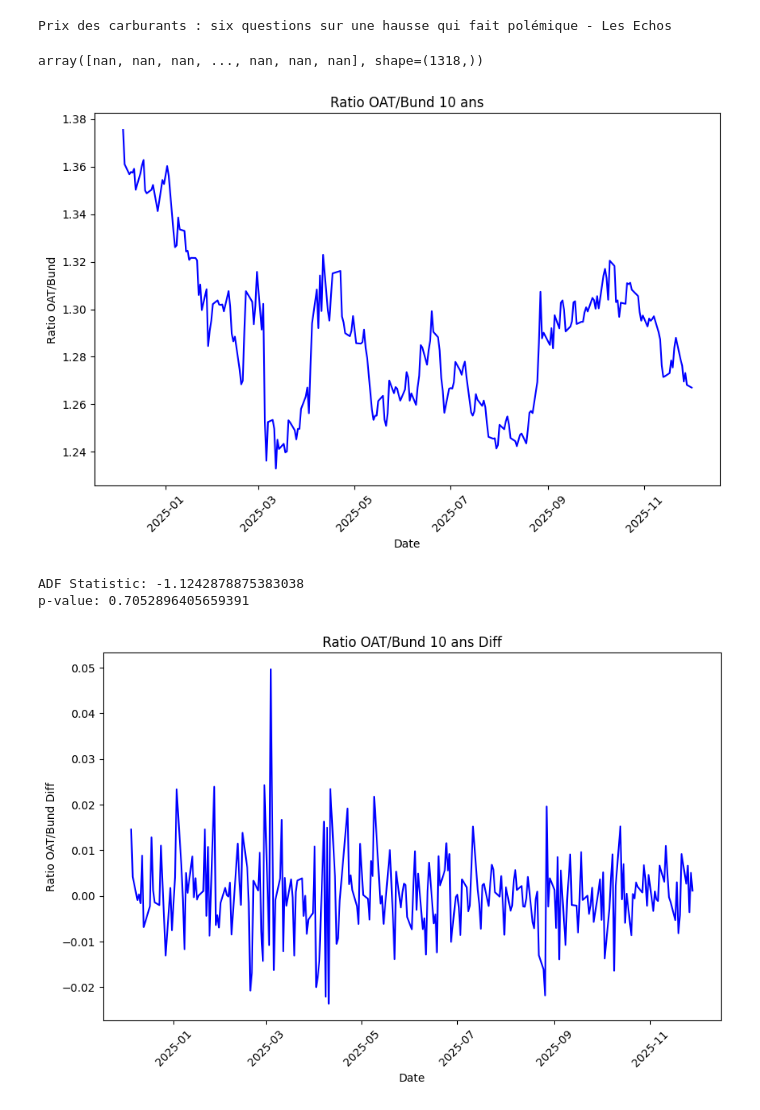
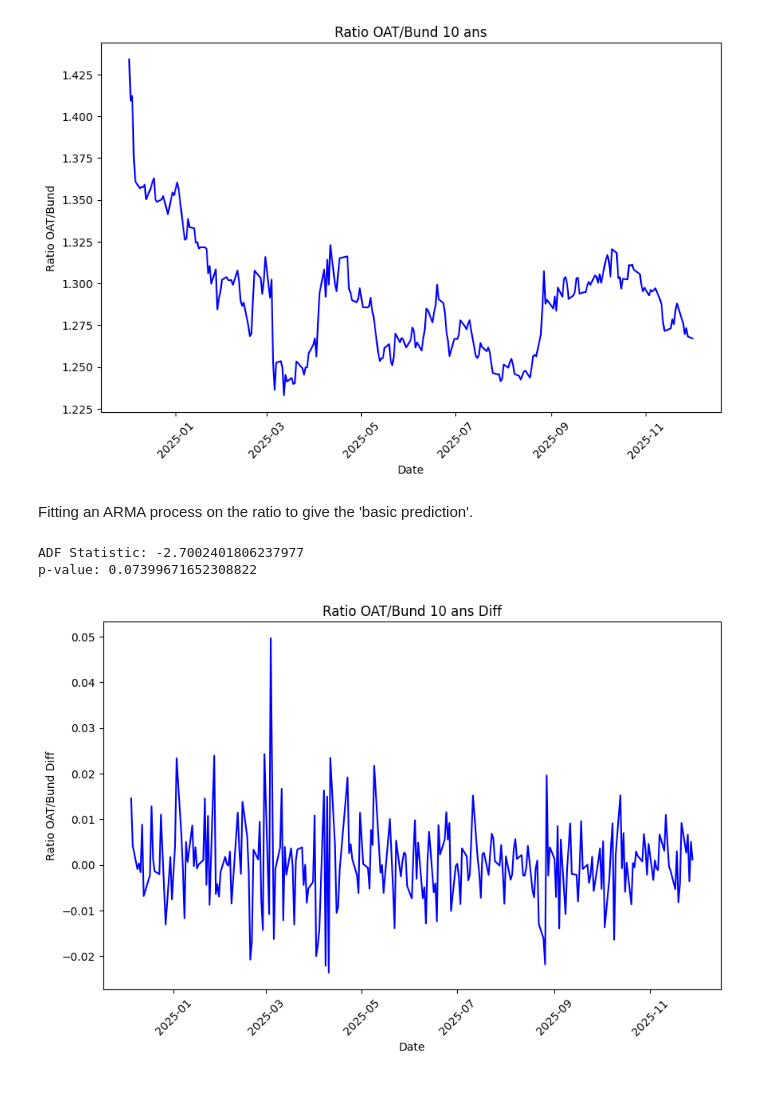
Before and after one commit to elyanrgn/Nowcasting_ENSAE, a Jupyter notebook: main_elyan.ipynb, the cells around one changed output. Saved outputs shown, nothing was run; the diff lists cells and outputs as text; code cells hidden in the pictures.

```diff
--- a/main_elyan.ipynb
+++ b/main_elyan.ipynb
@@ -12,11 +12,25 @@ def extract_economic_news(language='fr', max_results=50, period='7d', topic='ECO
     news = google_news.get_news_by_topic(topic)
     title_news = [article['title'] for article in news]
     return news,title_news
+
+def align_with_index(df1, df2, date_col='Date', join_type='inner'):
+    """
+    Align datasets using pandas align method.
+    join_type: 'inner', 'outer', 'left', 'right'
+    """
+    # Set date as index
+    df1_indexed = df1.set_index(pd.to_datetime(df1[date_col], format='%d/%m/%Y'))
+    df2_indexed = df2.set_index(pd.to_datetime(df2[date_col], format='%d/%m/%Y'))
+
+    # Align the dataframes
+    df1_aligned, df2_aligned = df1_indexed.align(df2_indexed, join=join_type, axis=0)
+
+    return df1_aligned, df2_aligned
-# %%
-french_economy, french_title = extract_economic_news()
-german_economy, german_title = extract_economic_news(language='de')
-# %% [output]
-Prix des carburants : six questions sur une hausse qui fait polémique - Les Echos
 # %%
 df_oat = pd.read_csv("Rendement de l'Obligation France 10 ans - Données Historiques (1).csv")
 df_bund = pd.read_csv("Rendement de l'Obligation Allemagne 10 ans - Données Historiques.csv")
+df_oat_aligned, df_bund_aligned = align_with_index(df_oat, df_bund, date_col='Date', join_type='inner')
+df_oat_aligned['Dernier'] = df_oat_aligned['Dernier'].str.replace(',', '.').astype(float)
+df_bund_aligned['Dernier'] = df_bund_aligned['Dernier'].str.replace(',', '.').astype(float)
+y = df_oat_aligned['Dernier']/df_bund_aligned['Dernier']
+y.sort_index(inplace=True)
@@ -45,28 +37,26 @@ y = df_oat_aligned['Dernier']/df_bund_aligned['Dernier']
-# %%
-y
-# %% [output]
-array([nan, nan, nan, ..., nan, nan, nan], shape=(1318,))
 # %%
-numbers_of_points = 252
+start_date = '2024-12-01'
 fig, ax = plt.subplots(figsize=(10, 6))
-ax.plot(df_oat_aligned['Date'][:numbers_of_points], y[:numbers_of_points], label='Ratio OAT/Bund 10 ans', color='blue')
+ax.plot(y[start_date:], label='Ratio OAT/Bund 10 ans', color='blue')
 ax.set_title("Ratio OAT/Bund 10 ans")
 ax.set_xlabel("Date")
 ax.set_ylabel("Ratio OAT/Bund")
 plt.xticks(rotation=45)
 plt.show()
 # %% [output]
-[figure, old version]
+[figure, new version]
+# %% [markdown]
+Fitting an ARMA process on the ratio to give the 'basic prediction'.
 # %%
 #import adf test
 from statsmodels.tsa.stattools import adfuller
 
-adf_result = adfuller(y[:numbers_of_points])
+adf_result = adfuller(y[start_date:])
 print('ADF Statistic:', adf_result[0])
 print('p-value:', adf_result[1])
 # %% [output]
-ADF Statistic: -1.1242878875383038
-p-value: 0.7052896405659391
+ADF Statistic: -2.7002401806237977
+p-value: 0.07399671652308822
 # %%
 spread_one_year = y[:numbers_of_points]
 spread_one_year_diff = spread_one_year.diff().dropna()
```
Also changed, not shown: parts of 7 cells of this notebook.
